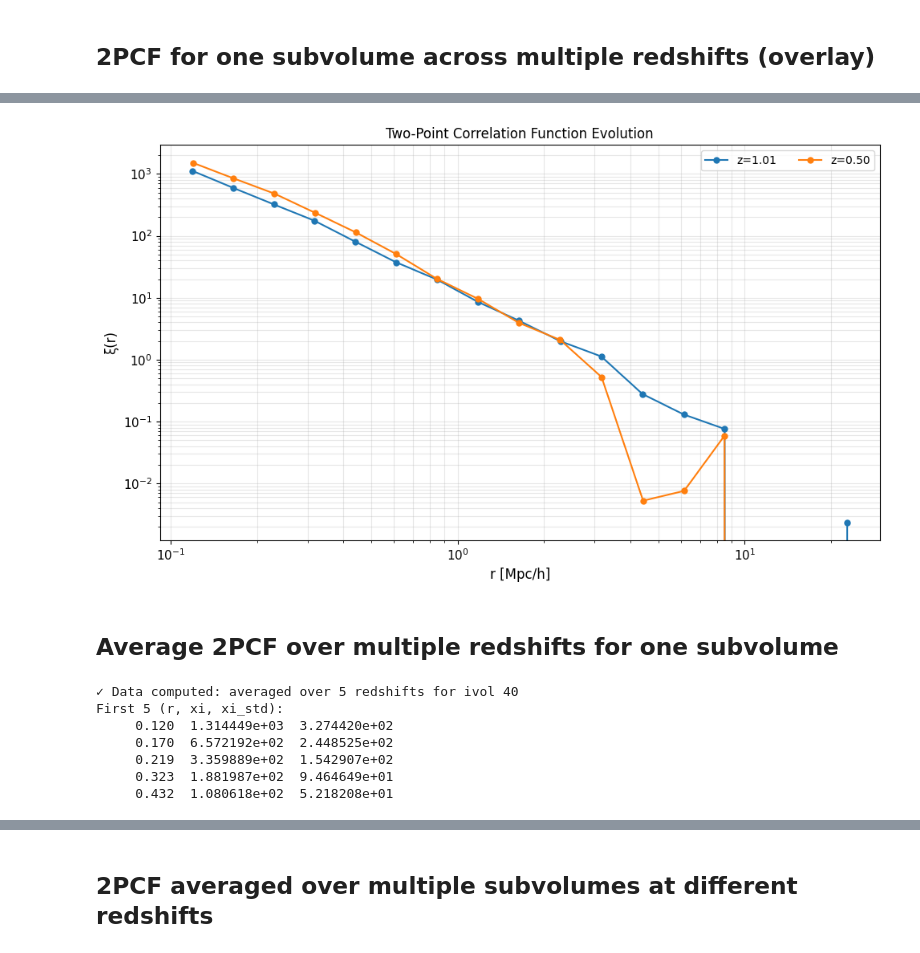
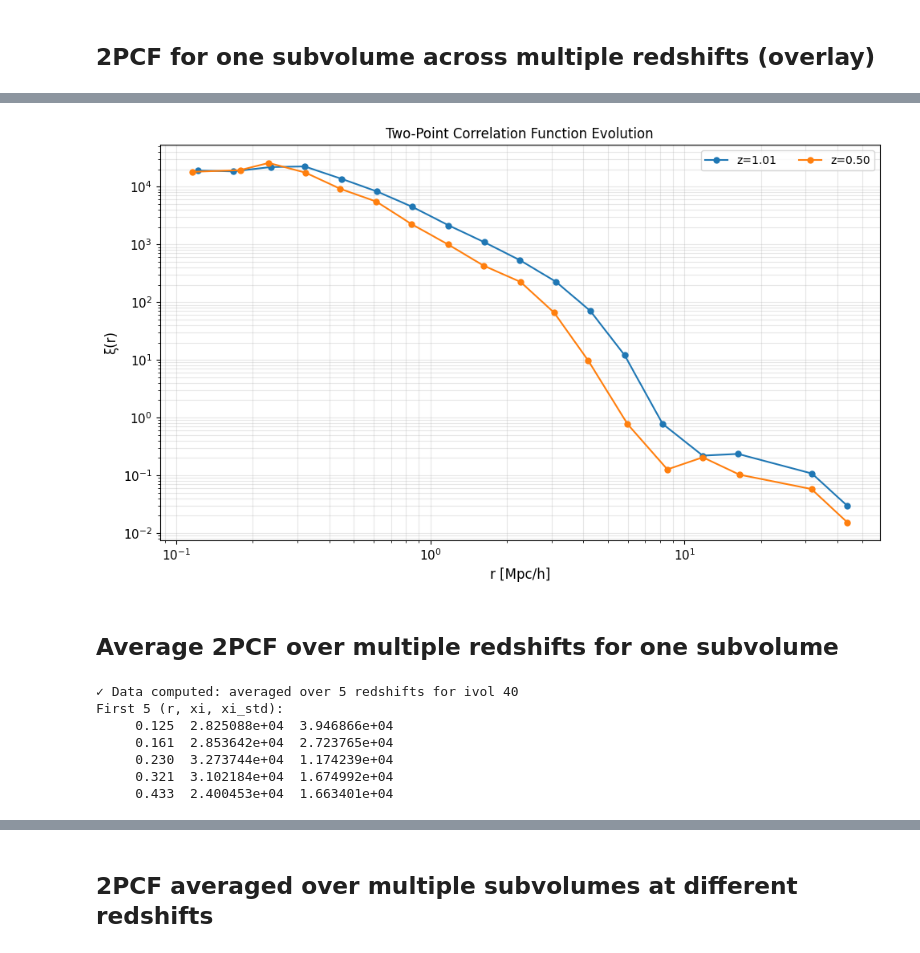
Before and after one commit to OscarHickman/galform_analysis, a Jupyter notebook: examples/2pcf/correlation.ipynb, the cells around one changed output, grey strips where cells are left out. Saved outputs shown, nothing was run; the diff lists cells and outputs as text; code cells hidden in the pictures.

```diff
--- a/examples/2pcf/correlation.ipynb
+++ b/examples/2pcf/correlation.ipynb
@@ -6,6 +34,8 @@ import numpy as np
 import matplotlib.pyplot as plt
 from galform_analysis.config import get_base_dir
 import galform_analysis.analysis.correlation.correlation as corr_module
+import importlib
+corr_module = importlib.reload(corr_module)
 
 correlation_given_redshift_and_subvolume = corr_module.correlation_given_redshift_and_subvolume
 avg_correlation_given_redshift_and_subvolumes = corr_module.avg_correlation_given_redshift_and_subvolumes
@@ -17,3 +47,5 @@ base_dir = get_base_dir()
 # Plotting defaults (match compare_mass_functions style)
 plt.rcParams['figure.figsize'] = (8, 6)
 plt.rcParams['font.size'] = 11
+
+print("✓ Libraries loaded and correlation module reloaded")
@@ -71,5 +106,5 @@ for i in range(0, len(r), 2):
 # %%
-# Plot the correlation function
+# Plot the correlation function (log-log)
 if result is not None:
     r = result['r'].to_numpy()
     xi = result['xi'].to_numpy()
@@ -80,13 +115,14 @@ if result is not None:
     fig, ax = plt.subplots(figsize=(8, 6))
 
     # Plot only positive, finite values on log-log scale
-    mask = (xi > 0) & np.isfinite(xi)
+    mask = (r > 0) & (xi > 0) & np.isfinite(r) & np.isfinite(xi)
     ax.loglog(r[mask], xi[mask], 'o-', markersize=5, label=f'z={z:.2f}')
 
     ax.set_xlabel(r'$r$ [Mpc/$h$]', fontsize=12)
     ax.set_ylabel(r'$\xi(r)$', fontsize=12)
     ax.set_title(f'Two-point correlation function\n(z={z:.2f}, N={ngal}, L={boxsize:.1f} Mpc/h, M> {mhalo_min:.1e} Msun)', fontsize=13)
     ax.legend(fontsize=11)
+    ax.grid(True, alpha=0.3, which='both')
     plt.tight_layout()
     plt.show()
 # %% [output]
@@ -171,25 +194,26 @@ Successfully computed 2/5 snapshots
 # %%
-# Plot correlation evolution with redshift
+# Plot correlation evolution with redshift (log-log)
 if len(results) > 0:
     plt.figure(figsize=(10, 6))
 
     for i, res in enumerate(results):
         r = res['r'].to_numpy()
-        xi = res['xi'].to_numpy() - 1
+        xi = res['xi'].to_numpy()
         z = res.attrs.get('z')
         iz = res.attrs.get('iz')
         label = f"z={z:.2f}" if z is not None else (iz if iz is not None else f"snapshot {i}")
-        plt.loglog(r, xi, 'o-', label=label, markersize=5, linewidth=1.5)
+        mask = (r > 0) & (xi > 0) & np.isfinite(r) & np.isfinite(xi)
+        plt.loglog(r[mask], xi[mask], 'o-', label=label, markersize=5, linewidth=1.5)
 
     plt.xlabel('r [Mpc/h]', fontsize=12)
     plt.ylabel('ξ(r)', fontsize=12)
     plt.title('Two-Point Correlation Function Evolution', fontsize=12)
     plt.grid(True, alpha=0.3, which='both')
     plt.legend(fontsize=10, ncol=2)
     plt.tight_layout()
     plt.show()
 # %% [output]
-[figure, old version]
+[figure, new version]
 # %% [markdown]
 ## Average 2PCF over multiple redshifts for one subvolume
 # %%
@@ -217,8 +241,8 @@ if avg_result is not None:
 # %% [output]
 ✓ Data computed: averaged over 5 redshifts for ivol 40
 First 5 (r, xi, xi_std):
-     0.120  1.314449e+03  3.274420e+02
-     0.170  6.572192e+02  2.448525e+02
-     0.219  3.359889e+02  1.542907e+02
-     0.323  1.881987e+02  9.464649e+01
-     0.432  1.080618e+02  5.218208e+01
+     0.125  2.825088e+04  3.946866e+04
+     0.161  2.853642e+04  2.723765e+04
+     0.230  3.273744e+04  1.174239e+04
+     0.321  3.102184e+04  1.674992e+04
+     0.433  2.400453e+04  1.663401e+04
```
Also changed, not shown: parts of 8 cells of this notebook, 45 other files.
